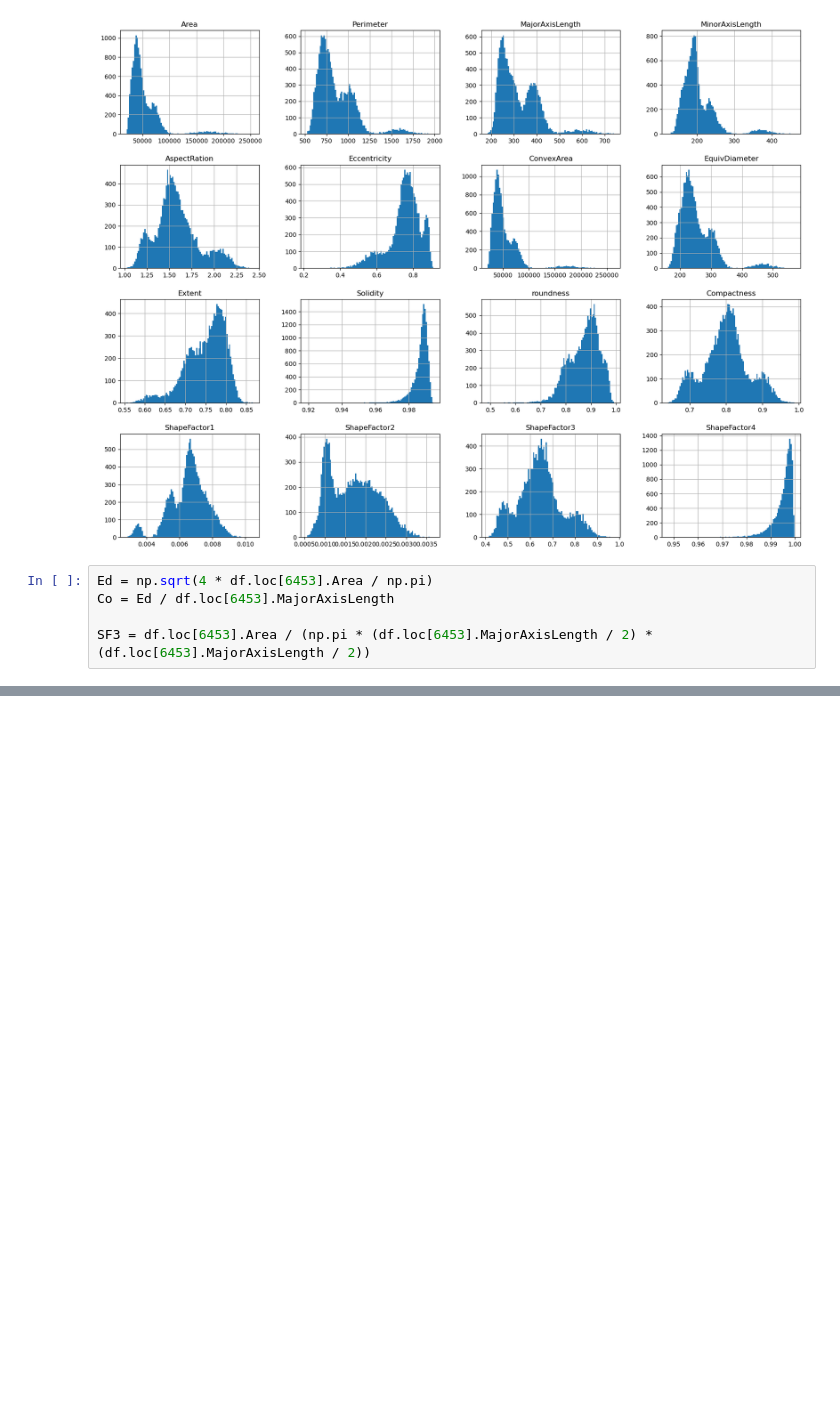
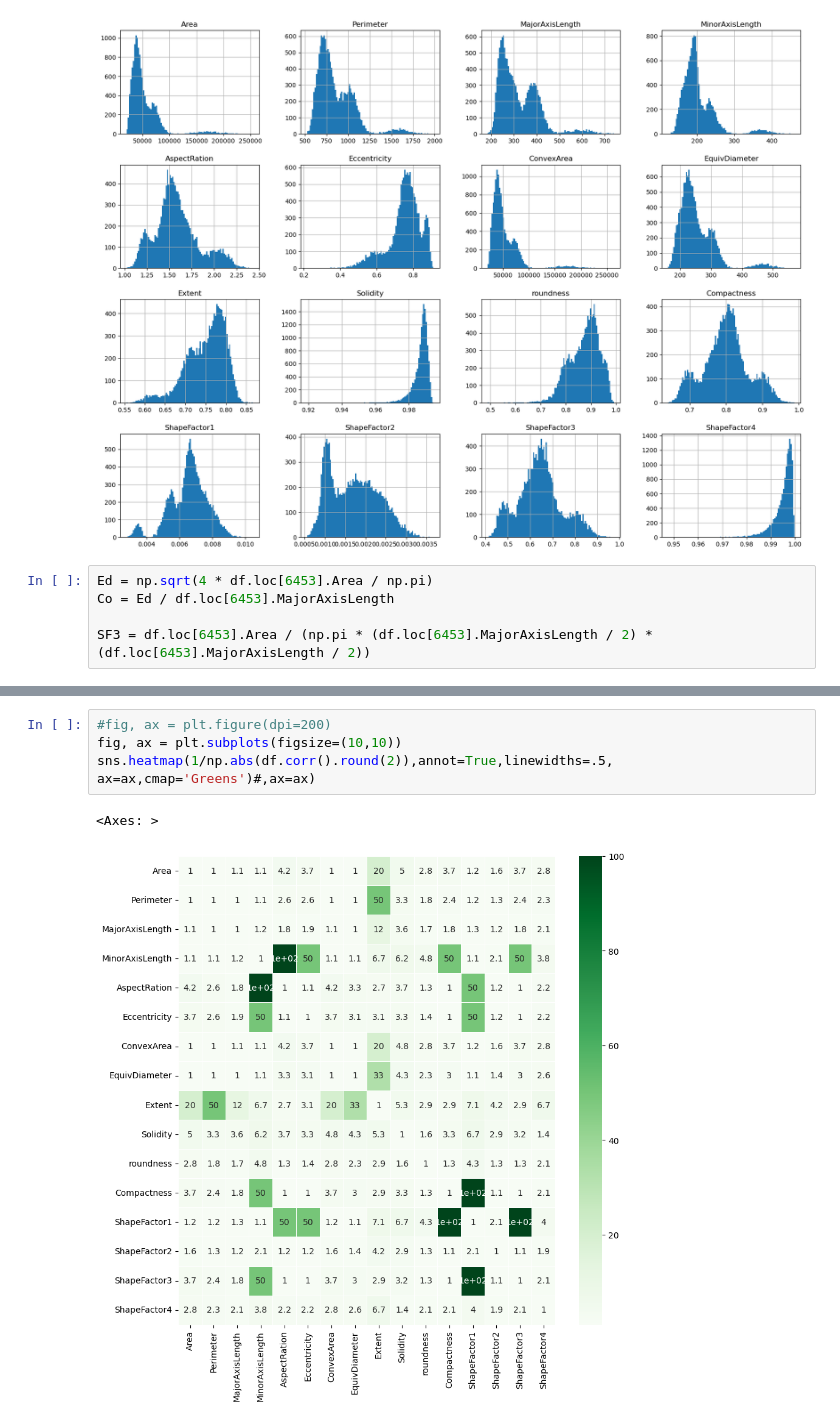
Before and after one commit to samuponz/drybeans, a Jupyter notebook: drybeans.ipynb, the cells around one changed output, grey strips where cells are left out. Drawn from its saved outputs; the diff is of its cells as text; blank space fills up the shorter version.

```diff
--- a/drybeans.ipynb
+++ b/drybeans.ipynb
@@ -74,0 +116,7 @@ SF3 = df.loc[6453].Area / (np.pi * (df.loc[6453].MajorAxisLength / 2) * (df.loc[
+# %%
+#fig, ax = plt.figure(dpi=200)
+fig, ax = plt.subplots(figsize=(10,10))
+sns.heatmap(1/np.abs(df.corr().round(2)),annot=True,linewidths=.5, ax=ax,cmap='Greens')#,ax=ax)
+# %% [output]
+<Axes: >
+[figure, added]
```
Also changed, not shown: parts of 4 cells of this notebook.
